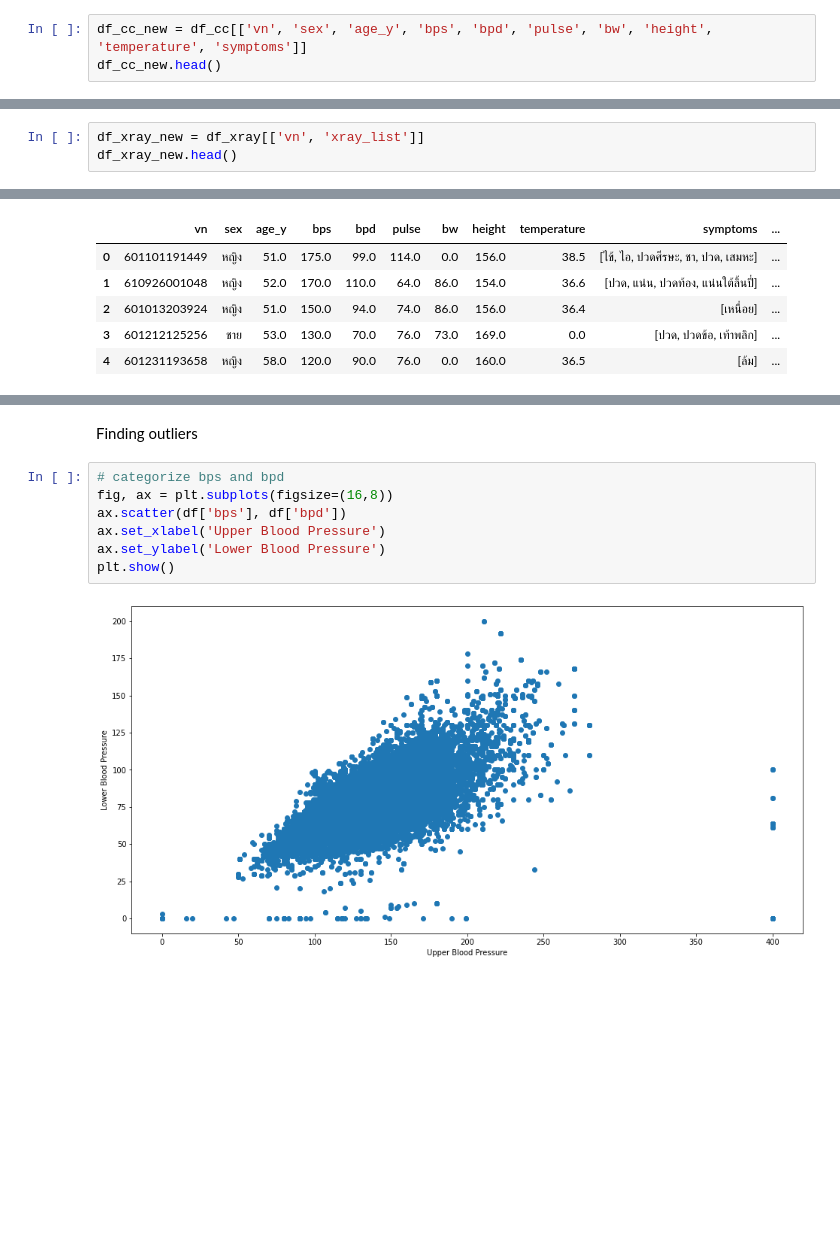
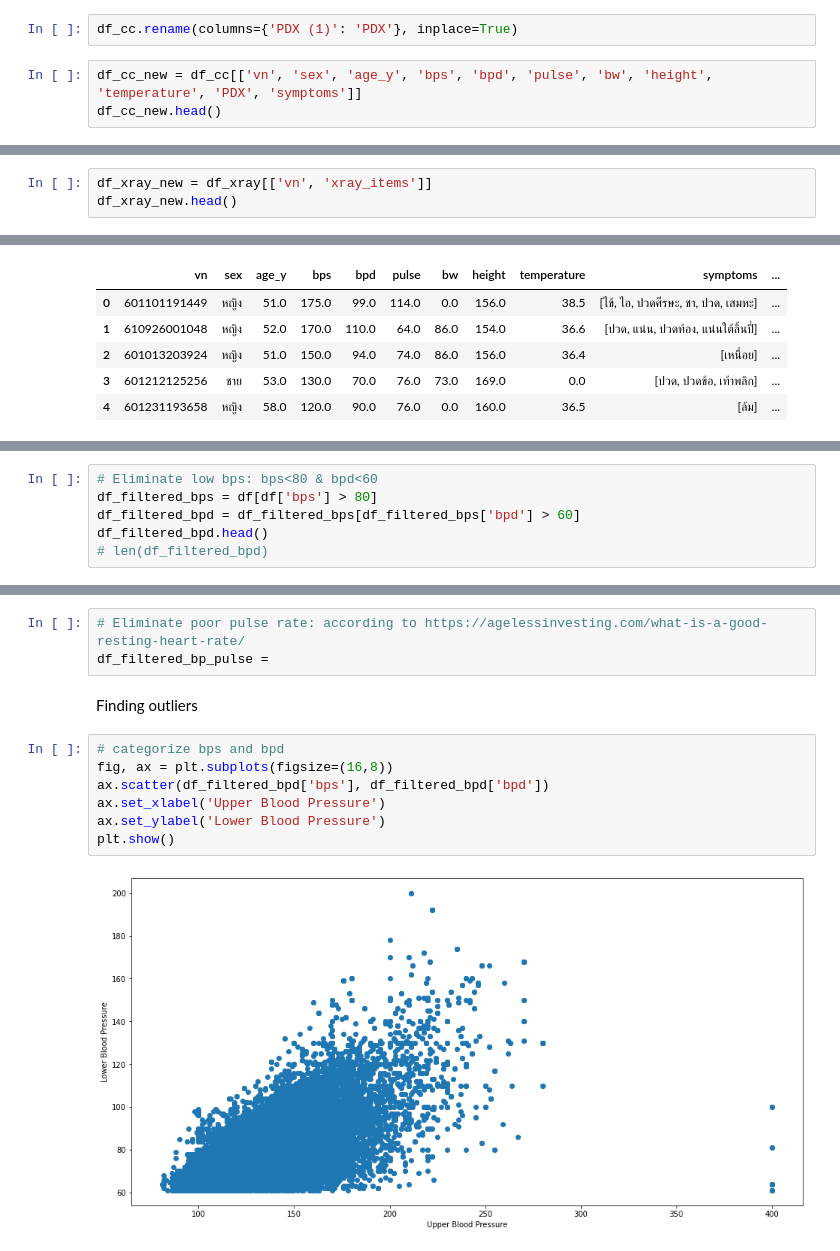
Before and after one commit to phraretein/patient_clustering, a Jupyter notebook: patient_clustering.ipynb, the cells around one changed output, grey strips where cells are left out. Cells and saved outputs as stored; diff of their text form; blank space fills up the shorter version.

```diff
--- a/patient_clustering.ipynb
+++ b/patient_clustering.ipynb
@@ -38,7 +40,9 @@ df_cc.head()
 | 3 | 610926001048 | 2018-09-26 | 00:10:48 | หญิง | 52.0 | ผู้ป่วยแจ้งว่า มีอาการปวดท้อง แน่... | 170.0 | 110.0 | 64.0 | 86.0 | ... | ... |
 | 6 | 610326142345 | 2018-03-26 | 14:23:45 | หญิง | 51.0 | ปวดขาพับข้างซ้ายร้าวลงขาซ้ายเป็นม... | 153.0 | 92.0 | 67.0 | 86.0 | ... | ... |
 5 rows × 21 columns
+# %%
+df_cc.rename(columns={'PDX (1)': 'PDX'}, inplace=True)
 # %%
-df_cc_new = df_cc[['vn', 'sex', 'age_y', 'bps', 'bpd', 'pulse', 'bw', 'height', 'temperature', 'symptoms']]
+df_cc_new = df_cc[['vn', 'sex', 'age_y', 'bps', 'bpd', 'pulse', 'bw', 'height', 'temperature', 'PDX', 'symptoms']]
 df_cc_new.head()
 # %% [output]
@@ -51,4 +55,4 @@ df_cc_new.head()
 # %%
-df_xray_new = df_xray[['vn', 'xray_list']]
+df_xray_new = df_xray[['vn', 'xray_items']]
 df_xray_new.head()
 # %% [output]
@@ -92,0 +115,6 @@ df.shape
+# %%
+# Eliminate low bps: bps<80 & bpd<60
+df_filtered_bps = df[df['bps'] > 80]
+df_filtered_bpd = df_filtered_bps[df_filtered_bps['bpd'] > 60]
+df_filtered_bpd.head()
+# len(df_filtered_bpd)
@@ -93,11 +128,14 @@ df.shape
+# %%
+# Eliminate poor pulse rate: according to https://agelessinvesting.com/what-is-a-good-resting-heart-rate/
+df_filtered_bp_pulse =
 # %% [markdown]
 Finding outliers
 # %%
 # categorize bps and bpd
 fig, ax = plt.subplots(figsize=(16,8))
-ax.scatter(df['bps'], df['bpd'])
+ax.scatter(df_filtered_bpd['bps'], df_filtered_bpd['bpd'])
 ax.set_xlabel('Upper Blood Pressure')
 ax.set_ylabel('Lower Blood Pressure')
 plt.show()
 # %% [output]
-[figure, old version]
+[figure, new version]
```
Also changed, not shown: parts of 20 cells of this notebook, 2 other files.
